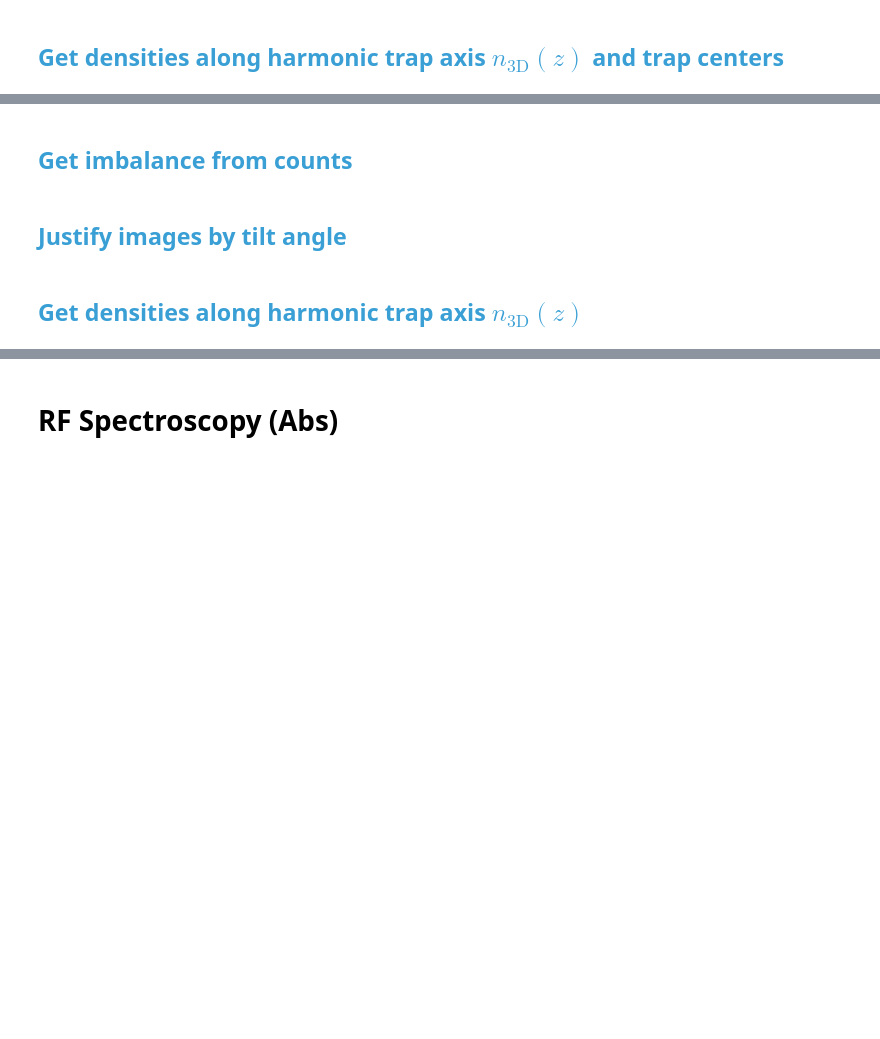
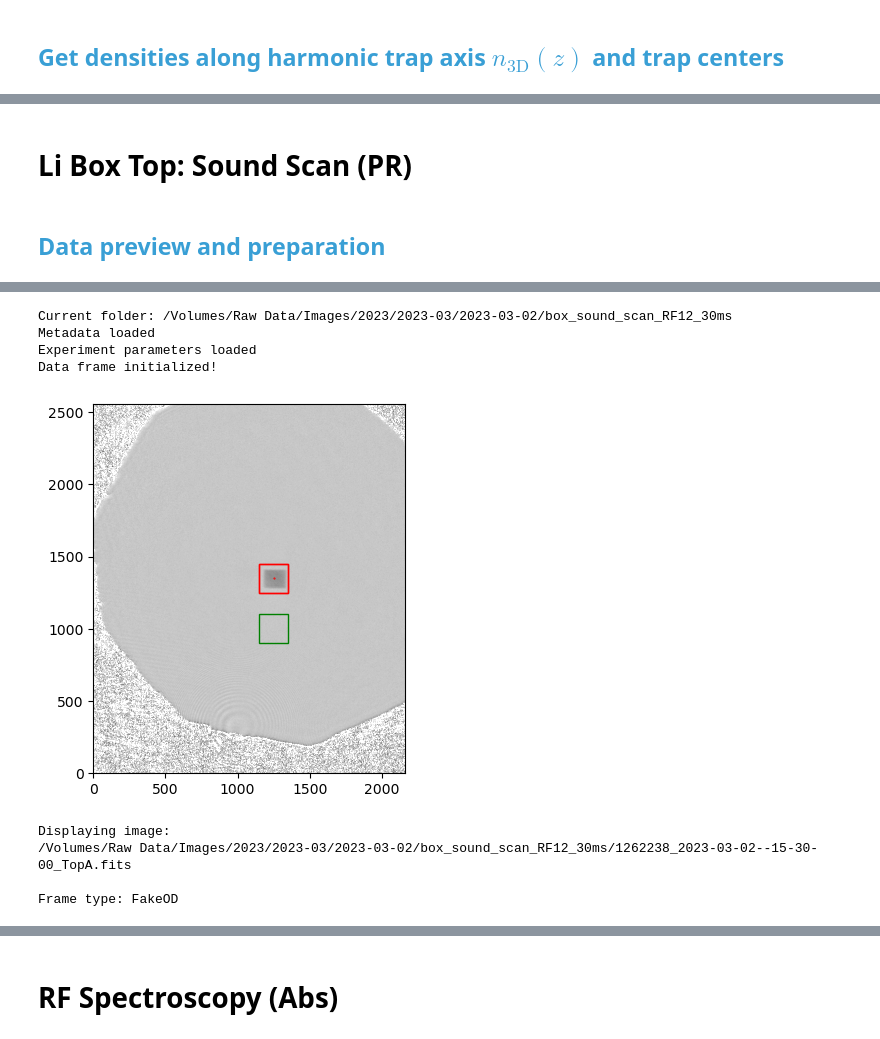
Before and after one commit to huanium/huanium, a Jupyter notebook: MIT_PhD/BEC1/Analysis/BEC1 Calculator.ipynb, the cells around one changed output, grey strips where cells are left out. Drawn from its saved outputs; the diff is of its cells as text; code cells hidden in the pictures; blank space fills up the shorter version.

```diff
--- a/MIT_PhD/BEC1/Analysis/BEC1 Calculator.ipynb
+++ b/MIT_PhD/BEC1/Analysis/BEC1 Calculator.ipynb
@@ -1661,6 +1652,26 @@ data_frame_Hybrid_Top_PR = add_hybrid_harmonic_trap_centers_to_dataframe(data_fr
-# %% [markdown]
-## <font color=#399FD5>Get imbalance from counts</font>
-# %% [markdown]
-## <font color=#399FD5>Justify images by tilt angle</font>
-# %% [markdown]
-## <font color=#399FD5>Get densities along harmonic trap axis $n_{\text{3D}}(z)$</font>
+# %% [markdown]
+# Li Box Top: Sound Scan (PR)
+# %% [markdown]
+## <font color=#399FD5>Data preview and preparation</font>
+# %%
+# initializes data frame and load metadata & exp params:
+data_frame_Sound_Scan_PR, metadata_dict_Sound_Scan_PR, experiment_parameters_dict_Sound_Scan_PR = init_dataframe_metadata_and_exp_params(['RF12_Time'])
+
+# xmin, xmax, ymin, ymax
+ROI_Sound_Scan_PR = [1150, 1350, 1250, 1450]
+norm_box_Sound_Scan_PR = [1150, 1350, 900, 1100]
+
+# display image:
+frame_type_Sound_Scan_PR = 'FakeOD'
+current_file_fullpath_Sound_Scan_PR = data_frame_Sound_Scan_PR['fullpaths'][0]
+fig, ax = display_image(current_file_fullpath_Sound_Scan_PR,
+                        ROI_Sound_Scan_PR,
+                        norm_box_Sound_Scan_PR,
+                        frame_type_Sound_Scan_PR)
+
+#################################################
+print('Displaying image: ')
+print(current_file_fullpath_Sound_Scan_PR)
+print('')
+print('Frame type: ' + frame_type_Sound_Scan_PR)
+# %% [output]
@@ -1666,0 +1681,9 @@ data_frame_Hybrid_Top_PR = add_hybrid_harmonic_trap_centers_to_dataframe(data_fr
+Current folder: /Volumes/Raw Data/Images/2023/2023-03/2023-03-02/box_sound_scan_RF12_30ms
+Metadata loaded
+Experiment parameters loaded
+Data frame initialized!
+[figure, added]
+Displaying image:
+/Volumes/Raw Data/Images/2023/2023-03/2023-03-02/box_sound_scan_RF12_30ms/1262238_2023-03-02--15-30-00_TopA.fits
+
+Frame type: FakeOD
```
Also changed, not shown: parts of 18 cells of this notebook, 17 other files.
